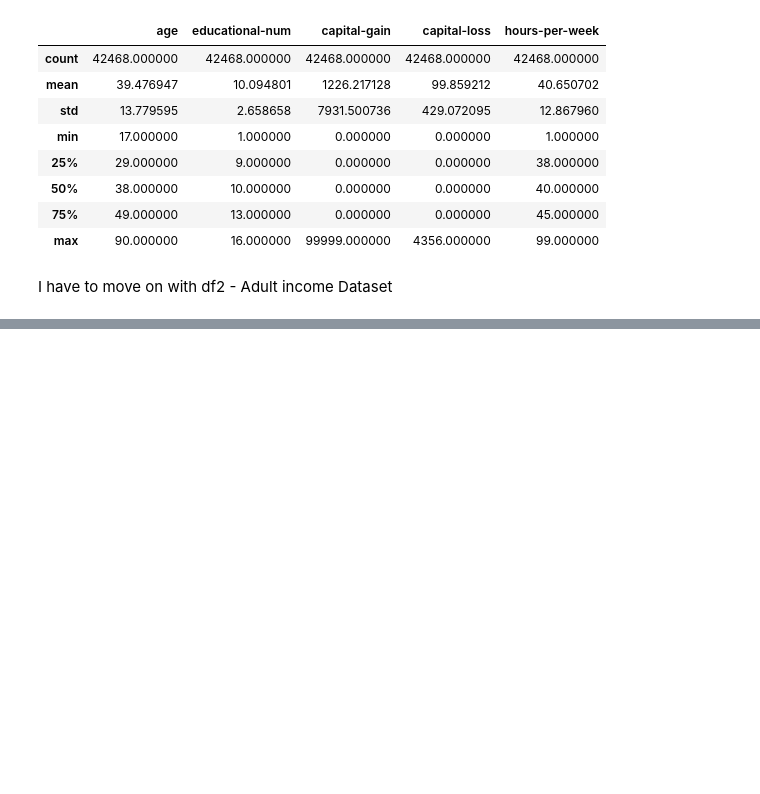
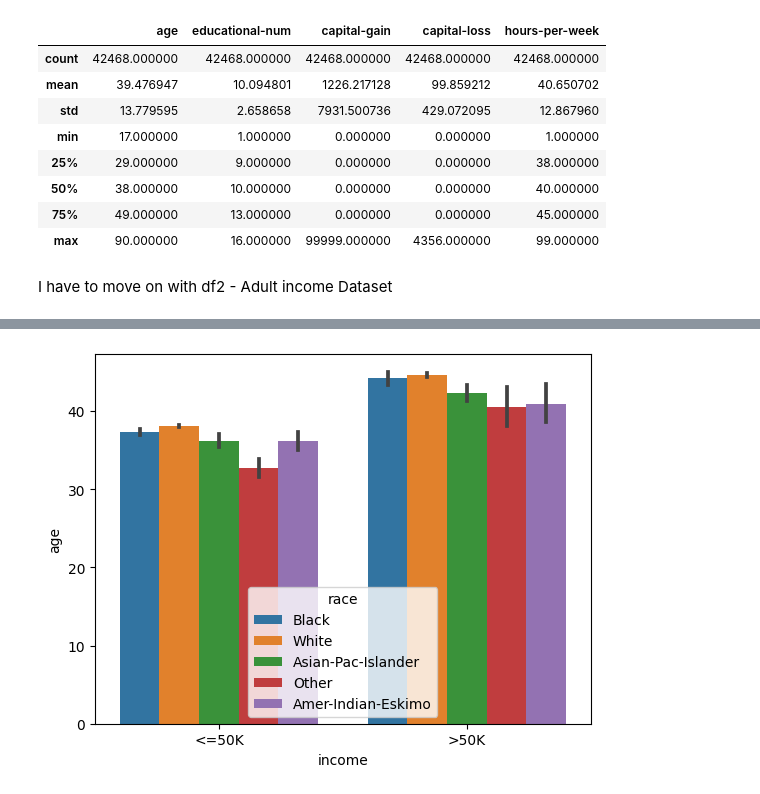
Before and after one commit to davegbade/Project-2-Machine-Learning, a Jupyter notebook: Project_2_.ipynb, the cells around one changed output, grey strips where cells are left out. Cells and saved outputs as stored; diff of their text form; code cells hidden in the pictures; blank space fills up the shorter version.

```diff
--- a/Project_2_.ipynb
+++ b/Project_2_.ipynb
@@ -256,0 +272,5 @@ I have to move on with df2 - Adult income Dataset
+# %%
+sns.barplot(x="income", y="age", hue="race", data=df2)
+plt.show()
+# %% [output]
+[figure, added]
```
Also changed, not shown: parts of 8 cells of this notebook.
